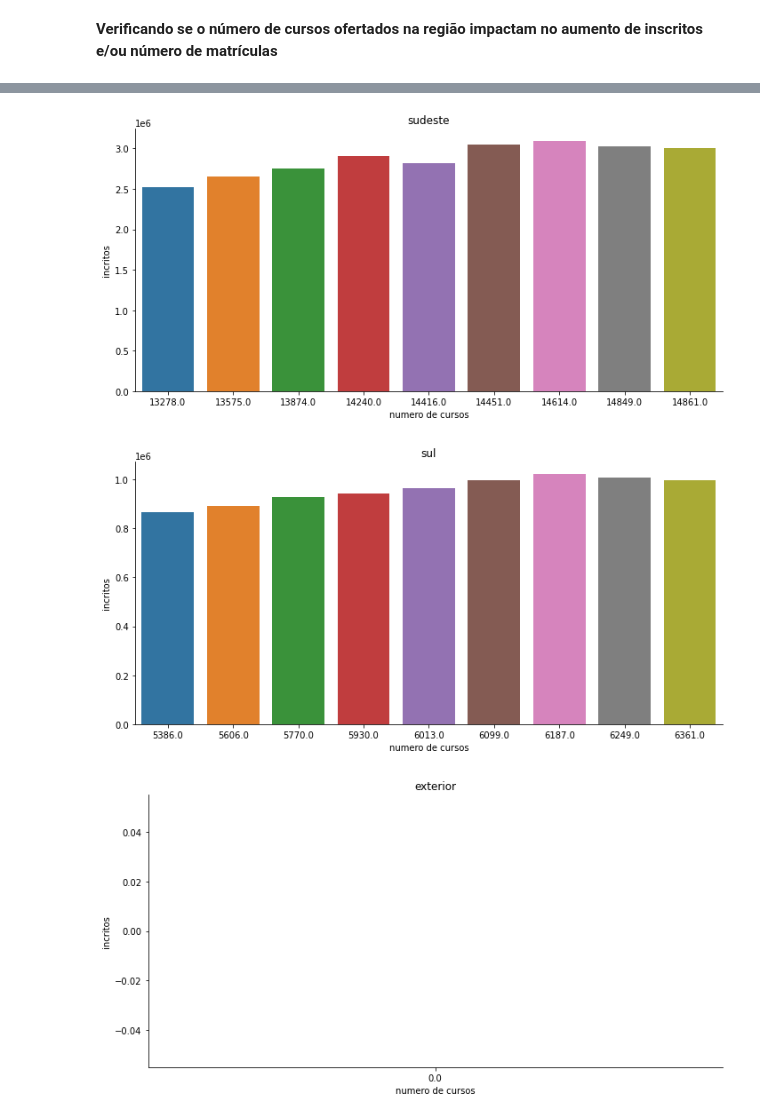
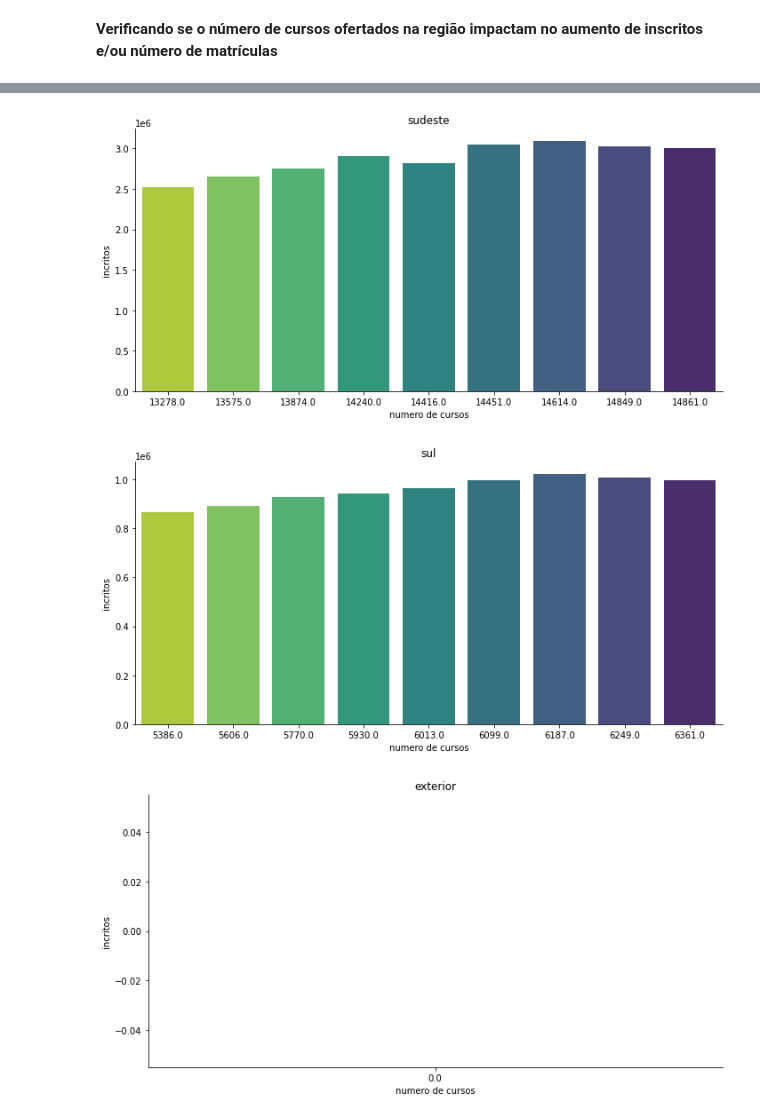
Before and after one commit to allefa/concurso-Ciencia-de-Dados, a Jupyter notebook: concurso_data_sciennce_t2.ipynb, the cells around one changed output, grey strips where cells are left out. Drawn from its saved outputs; the diff is of its cells as text; code cells hidden in the pictures.

```diff
--- a/concurso_data_sciennce_t2.ipynb
+++ b/concurso_data_sciennce_t2.ipynb
@@ -119,7 +121,8 @@ sns.lmplot(data=selecao,x="numero_de_inscritos",y="numero_de_matriculas")
 # %%
 for n in df["nome_regiao"].unique():
   selecao = df.query("nome_regiao == @n")
-  g1 = sns.catplot(data=selecao,x="numero_de_cursos",y="numero_de_inscritos",kind="bar", col_order=2,row_order=2,aspect=2)
+  g1 = sns.catplot(data=selecao,x="numero_de_cursos",y="numero_de_inscritos",
+                   kind="bar", col_order=2,row_order=2,aspect=2,palette="viridis_r")
   g1.set(xlabel='numero de cursos',
         ylabel="incritos",title=n)
 # %% [output]
@@ -133,7 +136,8 @@ for n in df["nome_regiao"].unique():
 # %%
 for n in df["nome_regiao"].unique():
   selecao = df.query("nome_regiao == @n")
-  g1 = sns.catplot(data=selecao,x="numero_de_cursos",y="numero_de_matriculas",kind="bar", col_order=2,row_order=2,aspect=2)
+  g1 = sns.catplot(data=selecao,x="numero_de_cursos",y="numero_de_matriculas",
+                   kind="bar", col_order=2,row_order=2,aspect=2,palette="viridis_r")
   g1.set(xlabel='numero de cursos',
         ylabel="incritos",title=n)
 # %% [output]
@@ -144,5 +148,5 @@ for n in df["nome_regiao"].unique():
-[figure, old version]
+[figure, new version]
-[figure, old version]
+[figure, new version]
 [figure]
 # %%
 #o aumento no número de cursos impacta diretamente tanto no número de inscritos quanto no de matriculas
```
Also changed, not shown: parts of 7 cells of this notebook.
